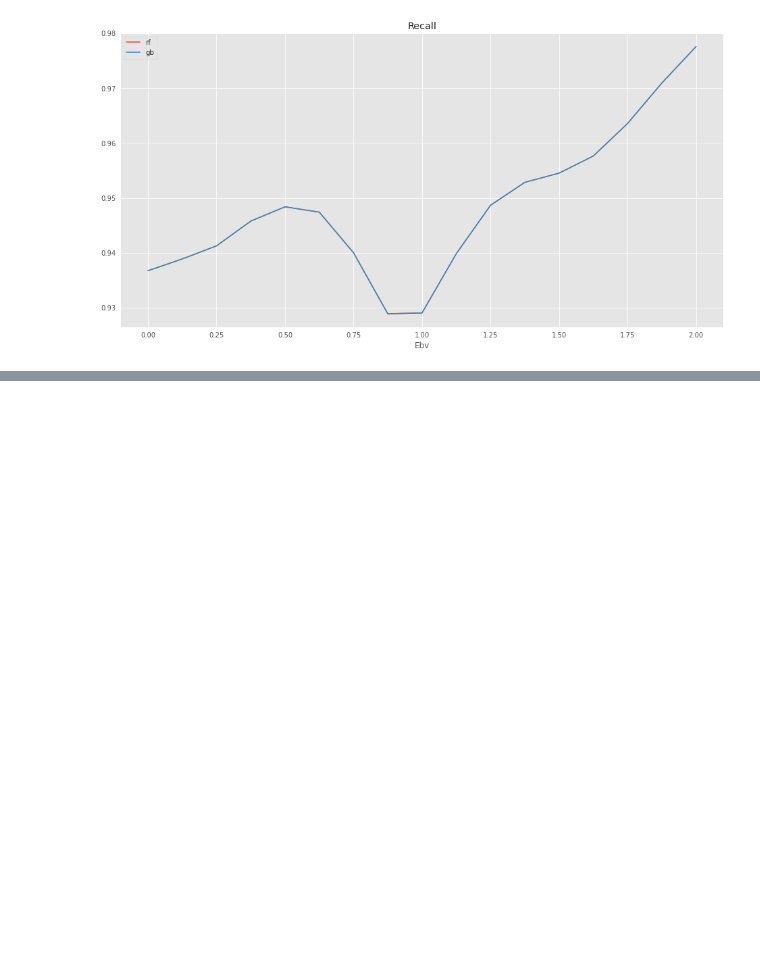
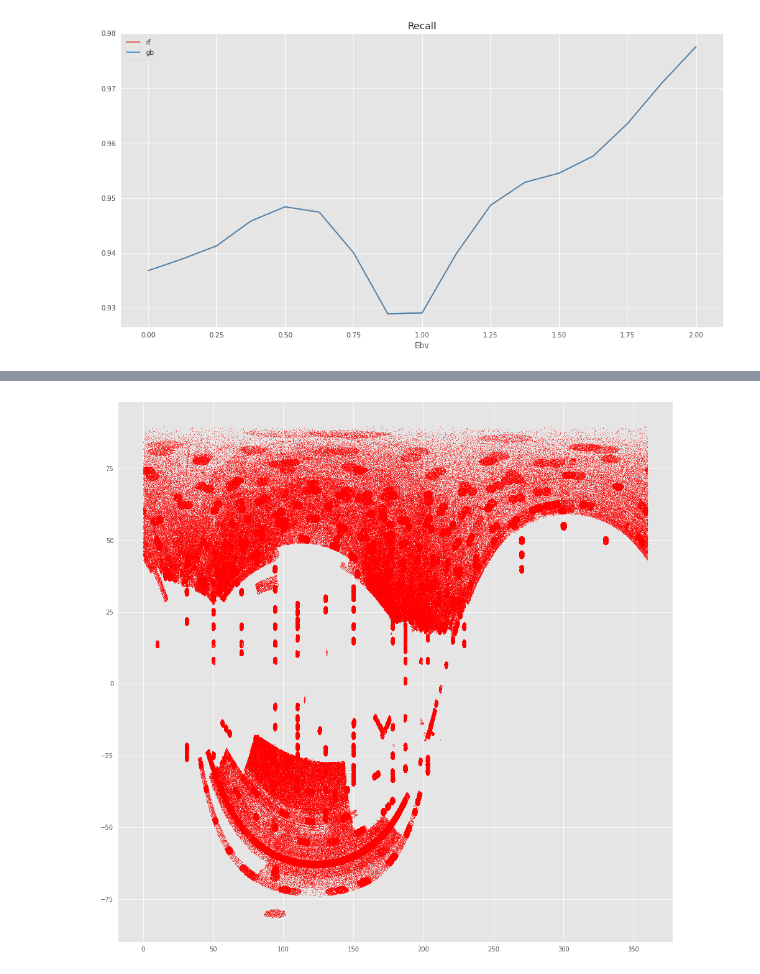
Before and after one commit to NadezhdaMalysheva/Classification-of-star-galaxy-and-quasar, a Jupyter notebook: Проверка_при_поглощении.ipynb, the cells around one changed output, grey strips where cells are left out. Drawn from its saved outputs; the diff is of its cells as text; code cells hidden in the pictures; blank space fills up the shorter version.

```diff
--- a/Проверка_при_поглощении.ipynb
+++ b/Проверка_при_поглощении.ipynb
@@ -700,0 +712,10 @@ visualize(test_acc_gb, test_acc_gb, test_f1_gb, test_f1_gb, test_precision_gb, t
+# %%
+from astropy.coordinates import SkyCoord
+
+df_map = df[df['class'] == 1].copy()
+# %%
+coord = SkyCoord(ra=df_map['ra'].values, dec=df_map['dec'].values, unit='deg')
+# %%
+df_map['l'] = coord.galactic.l.deg
+df_map['b'] = coord.galactic.b.deg
+df_map.head()
@@ -700,0 +741,8 @@ visualize(test_acc_gb, test_acc_gb, test_f1_gb, test_f1_gb, test_precision_gb, t
+# %%
+fig, ax = plt.subplots()
+ax.scatter(df_map.l, df_map.b, c='r', s = 0.1)
+fig.set_figwidth(16)
+fig.set_figheight(16)
+plt.show()
+# %% [output]
+[figure, added]
```
Also changed, not shown: parts of 29 cells of this notebook.
